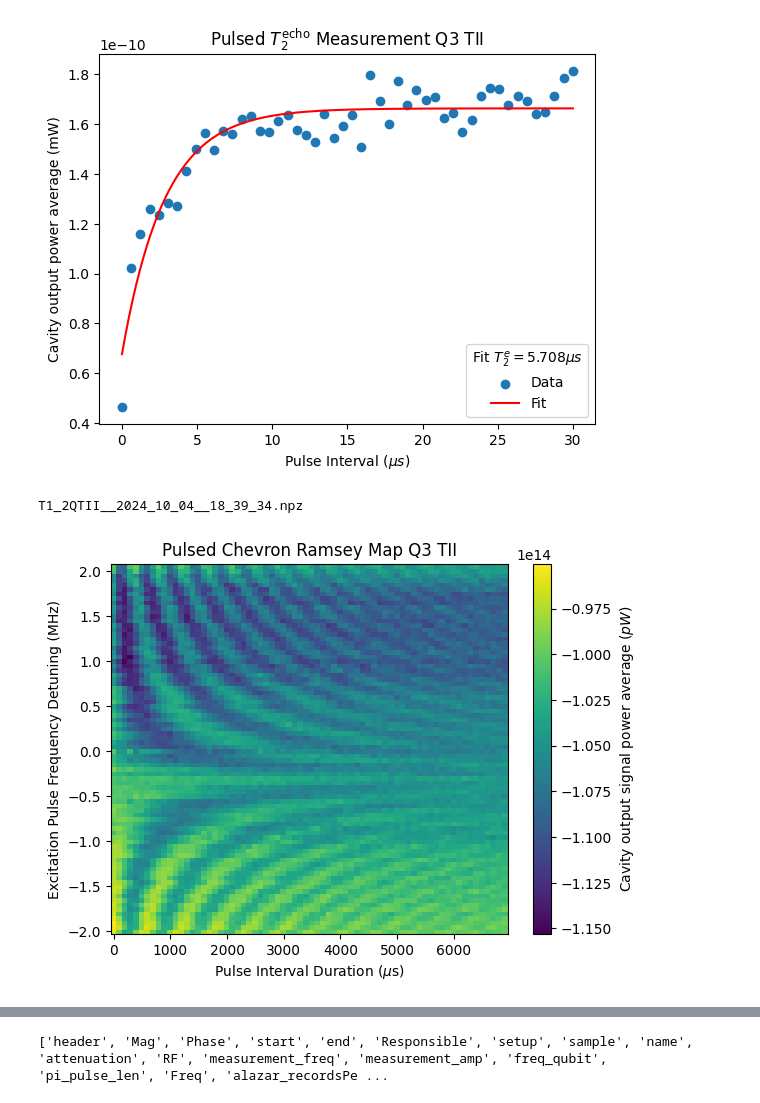
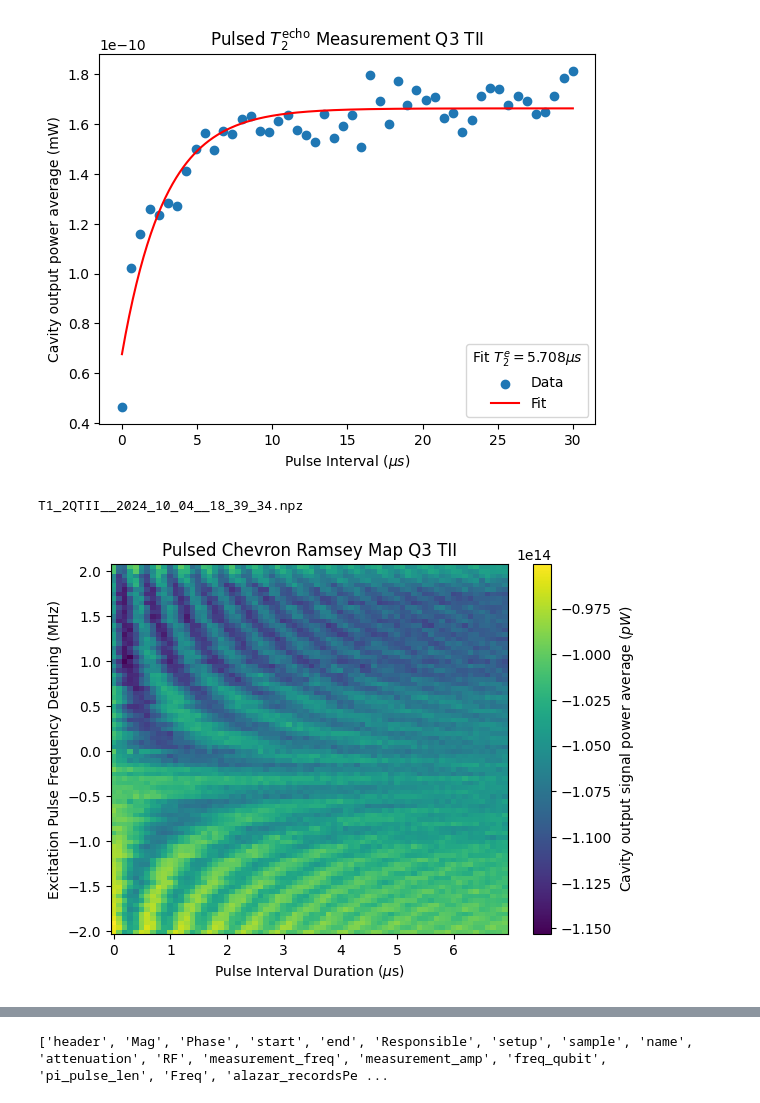
Before and after one commit to Danielgb23/superconducting_qubit_3, a Jupyter notebook: TII3Q/Q3 Load_files.ipynb, the cells around one changed output, grey strips where cells are left out. Cells and saved outputs as stored; diff of their text form; code cells hidden in the pictures.

Commit message:
Wrong label on graph

```diff
--- a/TII3Q/Q3 Load_files.ipynb
+++ b/TII3Q/Q3 Load_files.ipynb
@@ -244,23 +244,23 @@ plt.legend(title=f"Fit $T_2^e={2*popt['tau']:.3f}\\mu s$")
 # %%
 dados = np.load('ChevronRamsey_Q3_TII_2024_11_22__23_00_18.npz')
 Freq=dados["Detuning"]
 dados["header"]
 Durat = dados['Delay']
 Mag = dados['Mag']
 #Mag = 10**(Mag/10)
 Phase = dados['Phase']
 #plt.plot(Durat,Mag[3,:])
-plt.pcolor(Durat*1e9,Freq/1e6,Mag*1e12)
+plt.pcolor(Durat*1e6,Freq/1e6,Mag*1e12)
 plt.xlabel("Pulse Interval Duration ($\mu$s)")
 plt.ylabel("Excitation Pulse Frequency Detuning (MHz)")
 plt.title("Pulsed Chevron Ramsey Map Q3 TII")
 
 plt.colorbar(label="Cavity output signal power average ($pW$)")
 #plt.vlines(0.525e-6,-110,-130)
 print('T1_2QTII__2024_10_04__18_39_34.npz')
 # %% [output]
 T1_2QTII__2024_10_04__18_39_34.npz
-[figure, old version]
+[figure, new version]
 # %%
 list(dados.keys())
 # %% [output]
```
